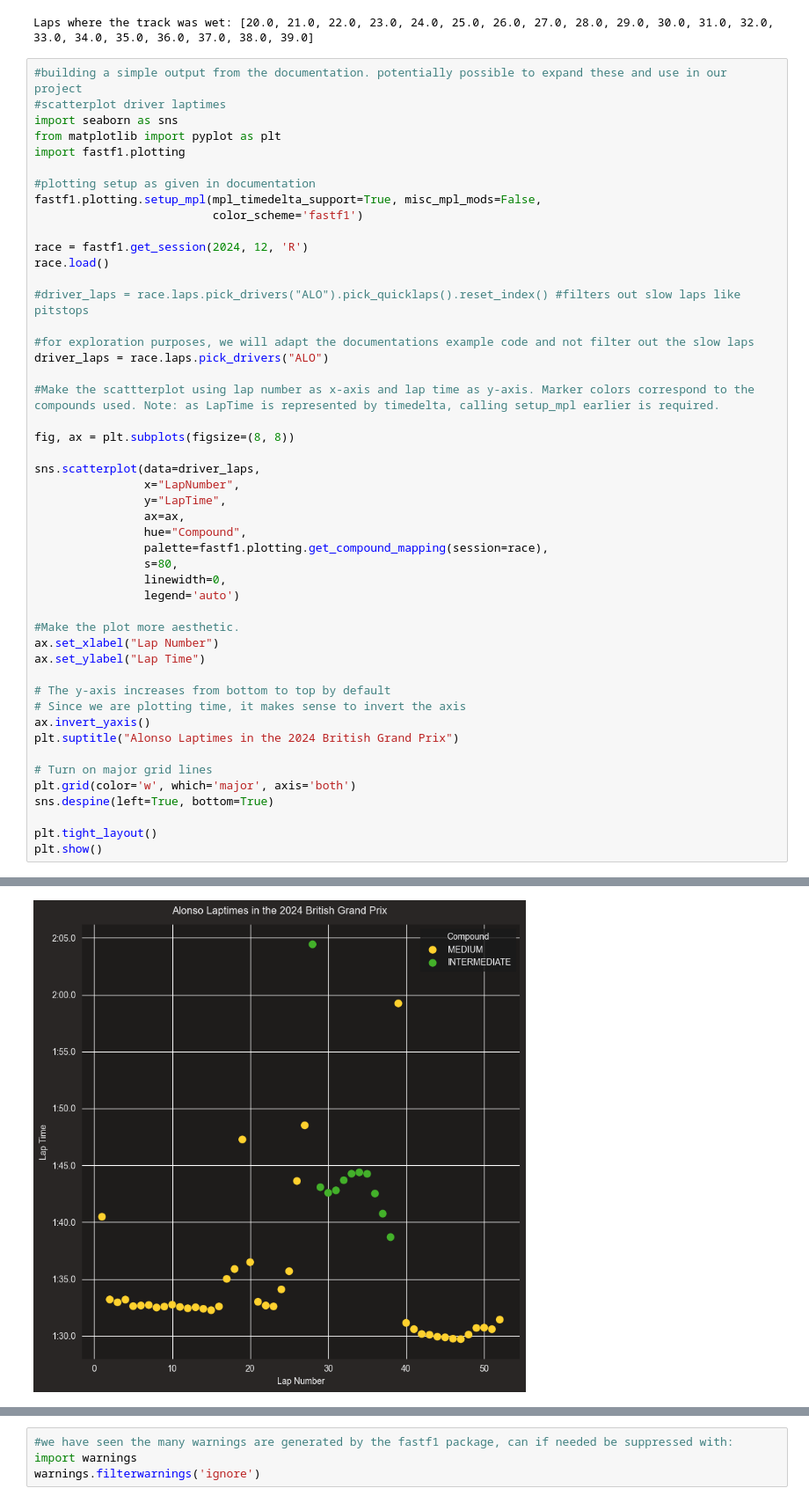
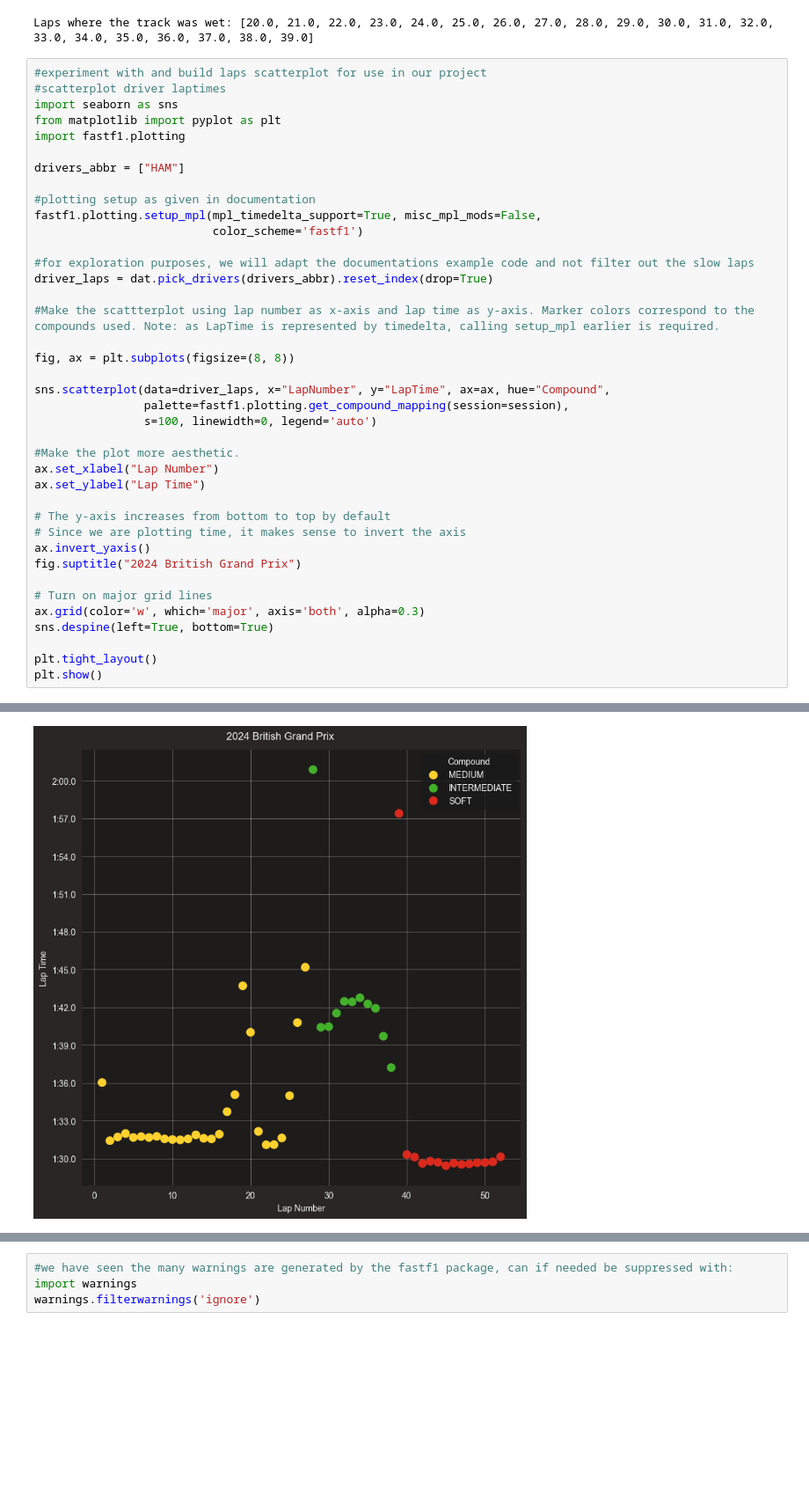
Before and after one commit to Chris-0303/Racing_Insights, a Jupyter notebook: Code/data exploration/fastf1_data_exploration.ipynb, the cells around one changed output, grey strips where cells are left out. Shown: that part at 88% size. Saved outputs shown, nothing was run; the diff lists cells and outputs as text; blank space fills up the shorter version.

```diff
--- a/Code/data exploration/fastf1_data_exploration.ipynb
+++ b/Code/data exploration/fastf1_data_exploration.ipynb
@@ -441,37 +427,28 @@ dat['Wet_Track'] = dat['LapNumber'].isin(rain_laps)
 # %% [output]
 Laps where the track was wet: [20.0, 21.0, 22.0, 23.0, 24.0, 25.0, 26.0, 27.0, 28.0, 29.0, 30.0, 31.0, 32.0, 33.0, 34.0, 35.0, 36.0, 37.0, 38.0, 39.0]
 # %%
-#building a simple output from the documentation. potentially possible to expand these and use in our project
+#experiment with and build laps scatterplot for use in our project
 #scatterplot driver laptimes
 import seaborn as sns
 from matplotlib import pyplot as plt
 import fastf1.plotting
 
+drivers_abbr = ["HAM"]
+
 #plotting setup as given in documentation
 fastf1.plotting.setup_mpl(mpl_timedelta_support=True, misc_mpl_mods=False,
                           color_scheme='fastf1')
 
-race = fastf1.get_session(2024, 12, 'R')
-race.load()
-
-#driver_laps = race.laps.pick_drivers("ALO").pick_quicklaps().reset_index() #filters out slow laps like pitstops
-
 #for exploration purposes, we will adapt the documentations example code and not filter out the slow laps
-driver_laps = race.laps.pick_drivers("ALO")
+driver_laps = dat.pick_drivers(drivers_abbr).reset_index(drop=True)
 
 #Make the scattterplot using lap number as x-axis and lap time as y-axis. Marker colors correspond to the compounds used. Note: as LapTime is represented by timedelta, calling setup_mpl earlier is required.
 
 fig, ax = plt.subplots(figsize=(8, 8))
 
-sns.scatterplot(data=driver_laps,
-                x="LapNumber",
-                y="LapTime",
-                ax=ax,
-                hue="Compound",
-                palette=fastf1.plotting.get_compound_mapping(session=race),
-                s=80,
-                linewidth=0,
-                legend='auto')
+sns.scatterplot(data=driver_laps, x="LapNumber", y="LapTime", ax=ax, hue="Compound",
+                palette=fastf1.plotting.get_compound_mapping(session=session),
+                s=100, linewidth=0, legend='auto')
 
 #Make the plot more aesthetic.
 ax.set_xlabel("Lap Number")
@@ -480,10 +457,10 @@ ax.set_ylabel("Lap Time")
 # The y-axis increases from bottom to top by default
 # Since we are plotting time, it makes sense to invert the axis
 ax.invert_yaxis()
-plt.suptitle("Alonso Laptimes in the 2024 British Grand Prix")
+fig.suptitle("2024 British Grand Prix")
 
 # Turn on major grid lines
-plt.grid(color='w', which='major', axis='both')
+ax.grid(color='w', which='major', axis='both', alpha=0.3)
 sns.despine(left=True, bottom=True)
 
 plt.tight_layout()
@@ -506 +469 @@ core           INFO     Finished loading data for 20 drivers: ['44', '1', '4', '
-[figure, old version]
+[figure, new version]
```
Also changed, not shown: parts of 5 cells of this notebook, 2 other files.
